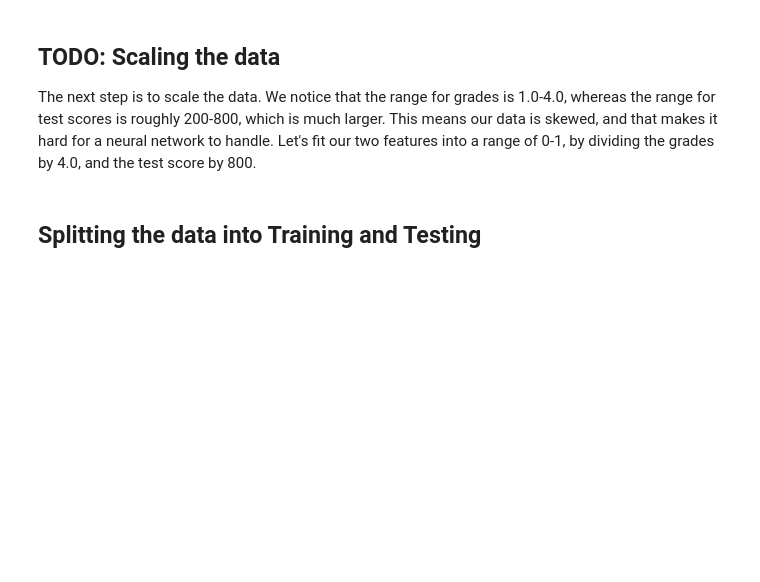
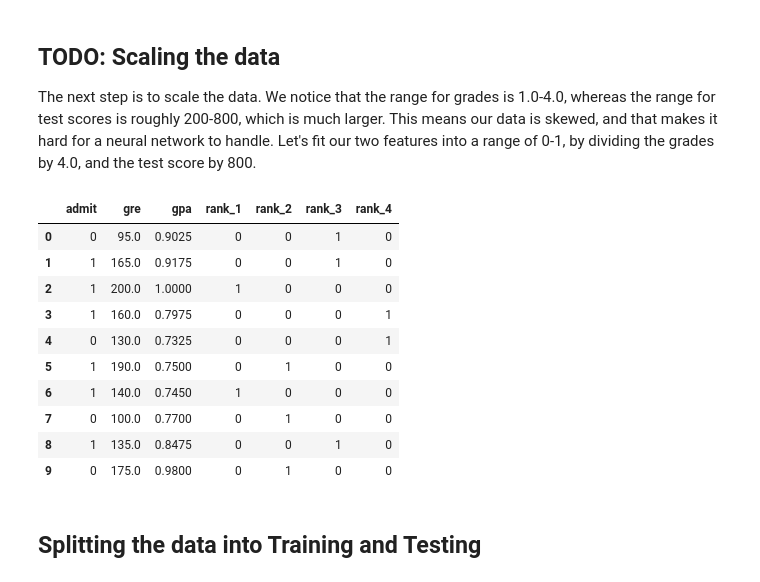
Before and after one commit to PRkudupu/deep_learning_labs, a Jupyter notebook: intro-neural-networks/student-admissions/StudentAdmissions.ipynb, the cells around one changed output. Cells and saved outputs as stored; diff of their text form; code cells hidden in the pictures; blank space fills up the shorter version.

```diff
--- a/intro-neural-networks/student-admissions/StudentAdmissions.ipynb
+++ b/intro-neural-networks/student-admissions/StudentAdmissions.ipynb
@@ -123,12 +123,25 @@ The next step is to scale the data. We notice that the range for grades is 1.0-4
 # %%
 # Making a copy of our data
 processed_data = one_hot_data[:]
 
 # Scale the columns
 processed_data["gpa"]=processed_data["gpa"]/4.0
+processed_data["gre"]=processed_data["gre"]/4.0
 
 # Printing the first 10 rows of our procesed data
 processed_data[:10]
+# %% [output]
+|  | admit | gre | gpa | rank_1 | rank_2 | rank_3 | rank_4 |
+| 0 | 0 | 95.0 | 0.9025 | 0 | 0 | 1 | 0 |
+| 1 | 1 | 165.0 | 0.9175 | 0 | 0 | 1 | 0 |
+| 2 | 1 | 200.0 | 1.0000 | 1 | 0 | 0 | 0 |
+| 3 | 1 | 160.0 | 0.7975 | 0 | 0 | 0 | 1 |
+| 4 | 0 | 130.0 | 0.7325 | 0 | 0 | 0 | 1 |
+| 5 | 1 | 190.0 | 0.7500 | 0 | 1 | 0 | 0 |
+| 6 | 1 | 140.0 | 0.7450 | 1 | 0 | 0 | 0 |
+| 7 | 0 | 100.0 | 0.7700 | 0 | 1 | 0 | 0 |
+| 8 | 1 | 135.0 | 0.8475 | 0 | 0 | 1 | 0 |
+| 9 | 0 | 175.0 | 0.9800 | 0 | 1 | 0 | 0 |
 # %% [markdown]
 ## Splitting the data into Training and Testing
 # %% [markdown]
```
Also changed, not shown: parts of 5 cells of this notebook.
